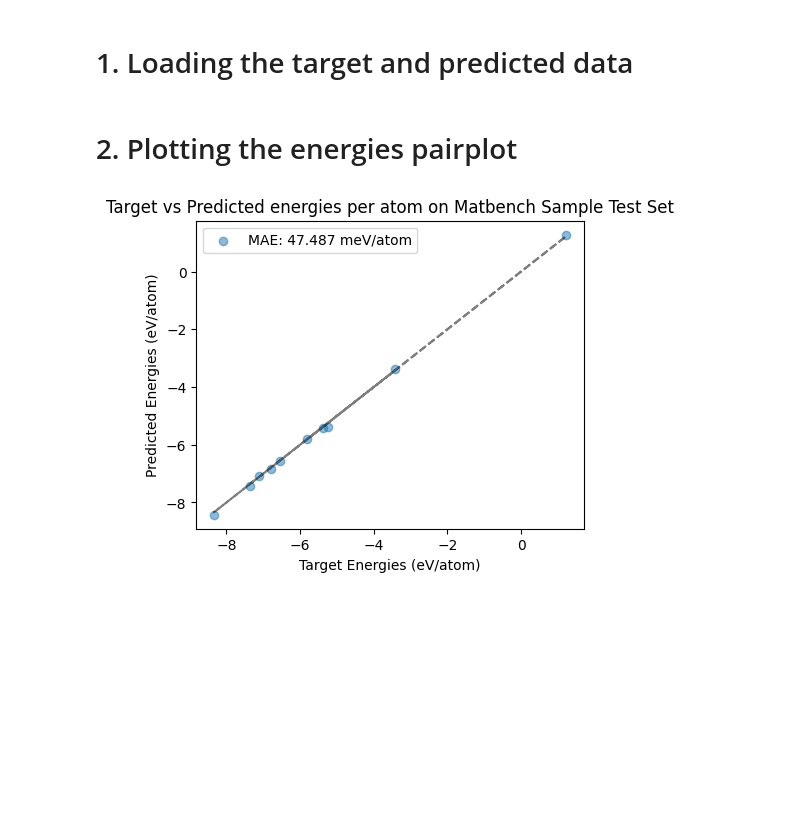
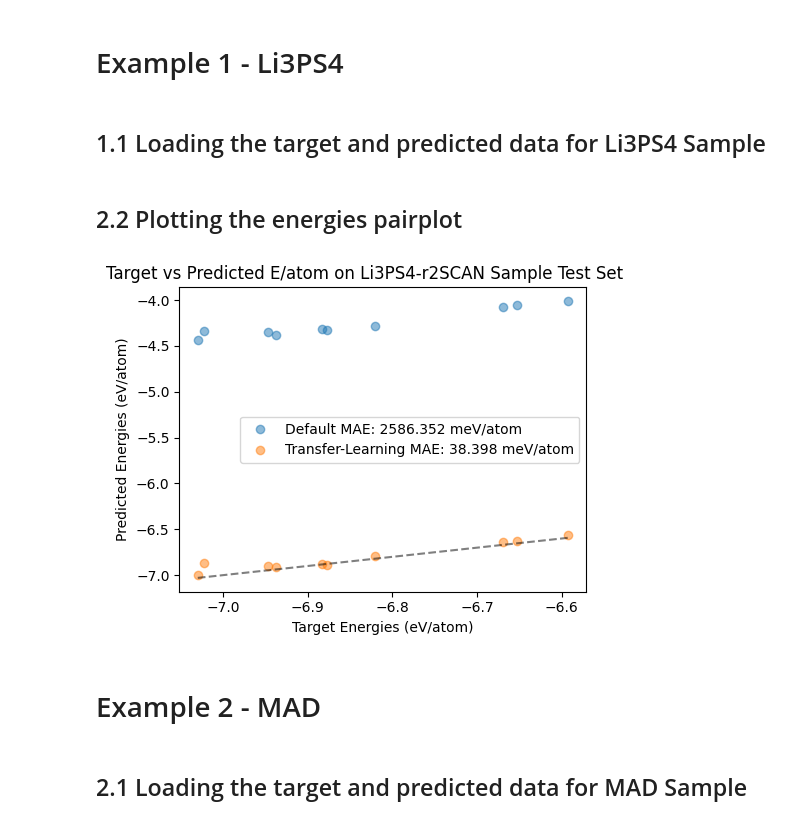
Before and after one commit to metatensor/Workshop-spring-2025, a Jupyter notebook: finetuning/04.transfer-learning/inspect-errors.ipynb, the cells around one changed output. Drawn from its saved outputs; the diff is of its cells as text; code cells hidden in the pictures; blank space fills up the shorter version.

Commit message:
Added transfer learning example

```diff
--- a/finetuning/04.transfer-learning/inspect-errors.ipynb
+++ b/finetuning/04.transfer-learning/inspect-errors.ipynb
@@ -2,33 +2,51 @@
 from ase.io import read
 import matplotlib.pyplot as plt
 import numpy as np
+# %% [markdown]
+# Example 1 - Li3PS4
 # %% [markdown]
-# 1. Loading the target and predicted data
+## 1.1 Loading the target and predicted data for Li3PS4 Sample
 # %%
-TARGET_ATOMS_PATH = "../common/matbench-sample/matbench-sample-test.xyz"
-PREDICTED_ATOMS_PATH = "matbench-sample-test-predictions.xyz"
+TARGET_ATOMS_PATH = "../shared/datasets/Li3PS4-sample/test.xyz"
+PREDICTED_ATOMS_PATH = "Li3PS4-sample-test-predictions.xyz"
+PREDICTED_ATOMS_DEFAULT_PATH = "../00.initial-evaluation/Li3PS4-sample-test-predictions.xyz"
 
 target_atoms = read(TARGET_ATOMS_PATH, ":")
 predicted_atoms = read(PREDICTED_ATOMS_PATH, ":")
+predicted_atoms_default = read(PREDICTED_ATOMS_DEFAULT_PATH, ":")
 
-target_energies = np.array([item.get_potential_energy() for item in target_atoms])
-predicted_energies = np.array([item.get_potential_energy() for item in predicted_atoms])
+target_energies = np.array([item.info['mtt::r2scan_energy'] for item in target_atoms])
+predicted_energies = np.array([item.info['mtt::r2scan_energy'] for item in predicted_atoms])
+predicted_energies_default = np.array([item.get_potential_energy() for item in predicted_atoms_default])
 
 num_atoms = np.array([len(item) for item in target_atoms])
 target_energies_per_atom = target_energies / num_atoms
 predicted_energies_per_atom = predicted_energies / num_atoms
+predicted_energies_per_atom_default = predicted_energies_default / num_atoms
 
 mae = np.mean(np.abs(target_energies_per_atom - predicted_energies_per_atom)) * 1000  # Convert to meV/atom
+mae_default = np.mean(np.abs(target_energies_per_atom - predicted_energies_per_atom_default)) * 1000  # Convert to meV/atom
 # %% [markdown]
-# 2. Plotting the energies pairplot
+## 2.2 Plotting the energies pairplot
 # %%
 plt.figure(figsize=(5, 4))
-plt.scatter(target_energies_per_atom, predicted_energies_per_atom, alpha=0.5, label='MAE: {:.3f} meV/atom'.format(mae))
-plt.plot(target_energies_per_atom, target_energies_per_atom, color='k', linestyle='--', alpha=0.5)
+plt.scatter(target_energies_per_atom, predicted_energies_per_atom_default, alpha=0.5, label='Default MAE: {:.3f} meV/atom'.format(mae_default))
+plt.scatter(target_energies_per_atom, predicted_energies_per_atom, alpha=0.5, label='Transfer-Learning MAE: {:.3f} meV/atom'.format(mae))
+plt.plot(
+    [min(target_energies_per_atom), max(target_energies_per_atom)],
+    [min(target_energies_per_atom), max(target_energies_per_atom)],
+    alpha=0.5, color='k', linestyle='--'
+)
 plt.xlabel('Target Energies (eV/atom)')
 plt.ylabel('Predicted Energies (eV/atom)')
-plt.title('Target vs Predicted energies per atom on Matbench Sample Test Set')
+plt.title('Target vs Predicted E/atom on Li3PS4-r2SCAN Sample Test Set', loc='left', x=-0.18)
 plt.legend()
+plt.tight_layout()
+plt.savefig('parity_plot_Li3PS4.png',dpi=150)
 plt.show()
 # %% [output]
-[figure, old version]
+[figure, new version]
+# %% [markdown]
+# Example 2 - MAD
+# %% [markdown]
+## 2.1 Loading the target and predicted data for MAD Sample
```
Also changed, not shown: parts of 3 cells of this notebook, 25 other files.
